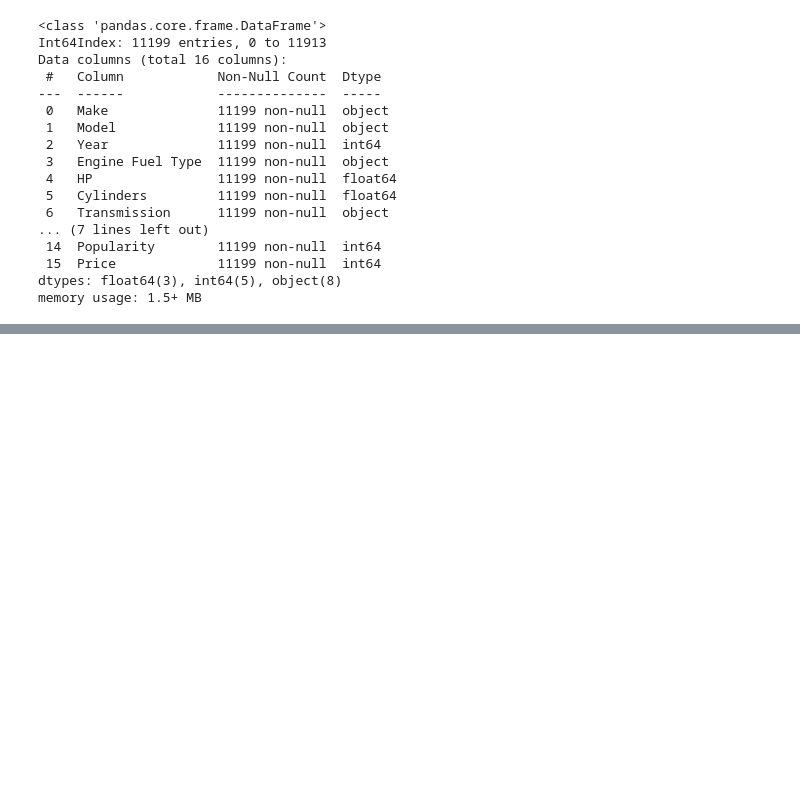
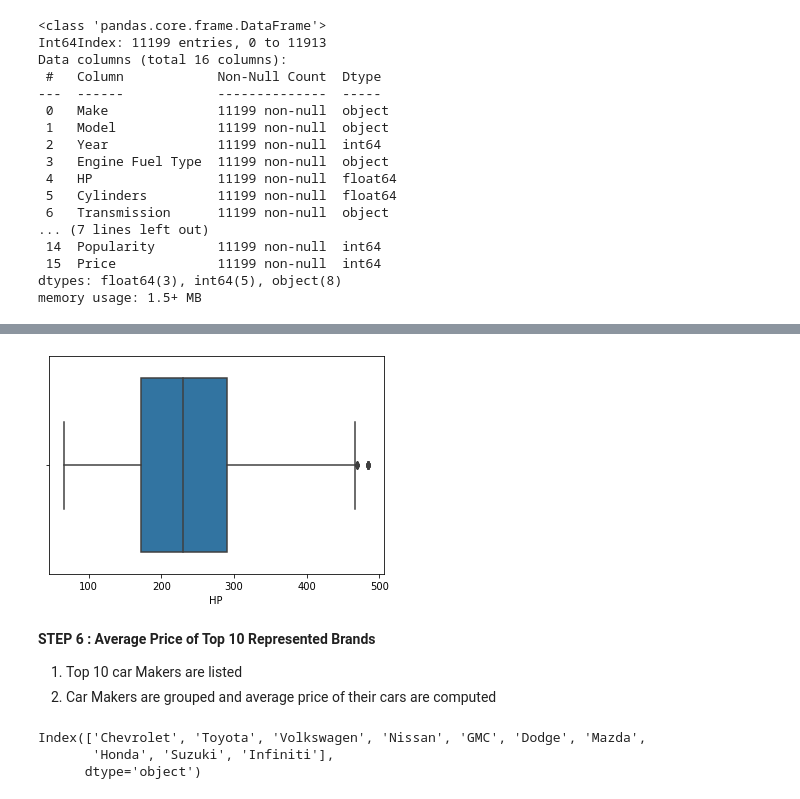
Before and after one commit to KondapiPraveen/Machine-Learning-Project, a Jupyter notebook: MLProject.ipynb, the cells around one changed output, grey strips where cells are left out. Cells and saved outputs as stored; diff of their text form; code cells hidden in the pictures; blank space fills up the shorter version.

Commit message:
STEP 6 : Completed

```diff
--- a/MLProject.ipynb
+++ b/MLProject.ipynb
@@ -177,0 +185,7 @@ sns.boxplot(x=data["Price"])
+# %%
+Q1 = data.quantile(0.25)
+Q3 = data.quantile(0.75)
+IQR = Q3-Q1
+print(IQR)
+data2 = data[~((data<(Q1-1.5*IQR)) | (data>(Q3+1.5*IQR))).any(axis=1)]
+data2.shape
@@ -177,0 +203,4 @@ sns.boxplot(x=data["Price"])
+# %%
+sns.boxplot(x=data2["HP"])
+data2.describe()
+# %% [output]
@@ -177,0 +216,12 @@ sns.boxplot(x=data["Price"])
+[figure, added]
+# %% [markdown]
+**STEP 6 : Average Price of Top 10 Represented Brands**
+1. Top 10 car Makers are listed
+2. Car Makers are grouped and average price of their cars are computed
+# %%
+Top = data2["Make"].value_counts()[:10].index
+print(Top)
+# %% [output]
+Index(['Chevrolet', 'Toyota', 'Volkswagen', 'Nissan', 'GMC', 'Dodge', 'Mazda',
+       'Honda', 'Suzuki', 'Infiniti'],
+      dtype='object')
```
Also changed, not shown: parts of 9 cells of this notebook.
